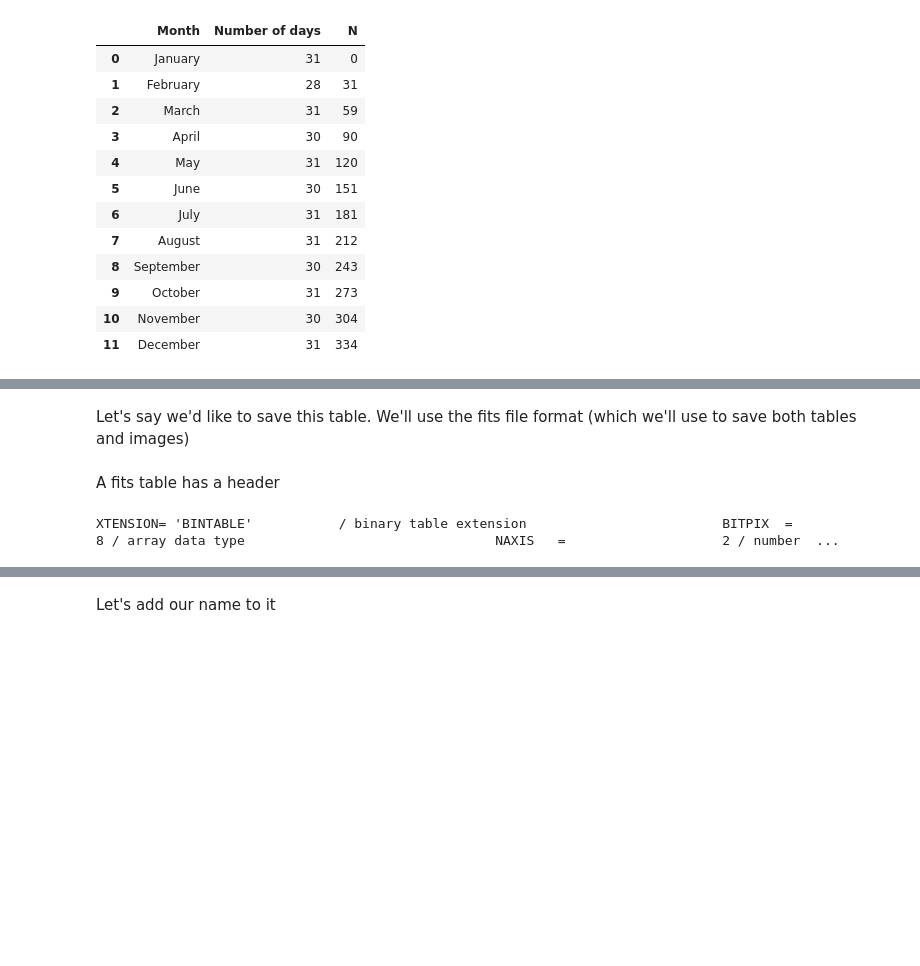
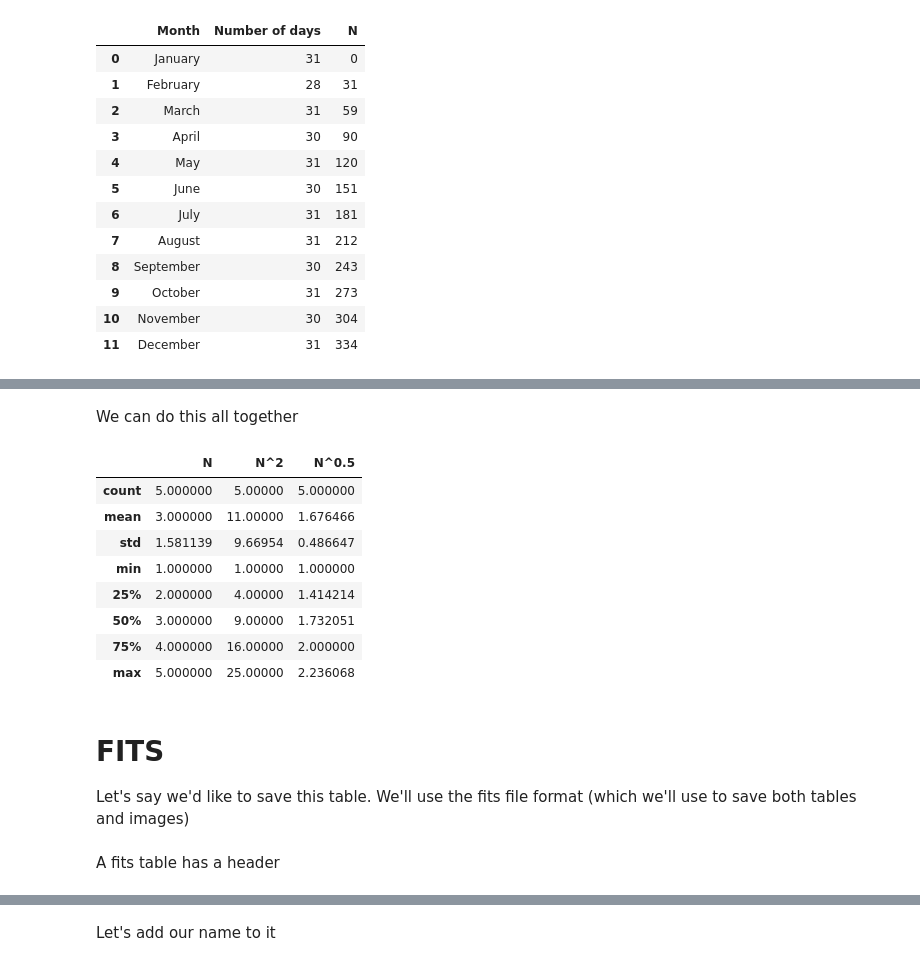
Before and after one commit to KrTis/High-school-Course, a Jupyter notebook: 3 Working with tables.ipynb, the cells around one changed output, grey strips where cells are left out. Drawn from its saved outputs; the diff is of its cells as text; code cells hidden in the pictures; blank space fills up the shorter version.

Commit message:
Tables

```diff
--- a/3 Working with tables.ipynb
+++ b/3 Working with tables.ipynb
@@ -253,0 +152,13 @@ See the caveats in the documentation: http://pandas.pydata.org/pandas-docs/stabl
+# %%
+numbers = pd.DataFrame([[1], [2], [3], [4], [5]],
+                      columns = ['N'])
+numbers['N^2'] = numbers['N']**2
+numbers['N^0.5'] = np.sqrt(numbers['N'])
+print('Mean')
+print(numbers.mean())
+print('Maximum')
+print(numbers.max())
+print('Minimum')
+print(numbers.min())
+print('Median')
+print(numbers.median())
@@ -254,4 +186,19 @@ See the caveats in the documentation: http://pandas.pydata.org/pandas-docs/stabl
+# %% [markdown]
+We can do this all together
+# %%
+numbers.describe()
+# %% [output]
+|  | N | N^2 | N^0.5 |
+| count | 5.000000 | 5.00000 | 5.000000 |
+| mean | 3.000000 | 11.00000 | 1.676466 |
+| std | 1.581139 | 9.66954 | 0.486647 |
+| min | 1.000000 | 1.00000 | 1.000000 |
+| 25% | 2.000000 | 4.00000 | 1.414214 |
+| 50% | 3.000000 | 9.00000 | 1.732051 |
+| 75% | 4.000000 | 16.00000 | 2.000000 |
+| max | 5.000000 | 25.00000 | 2.236068 |
 # %% [markdown]
+# FITS
 Let's say we'd like to save this table. We'll use the fits file format (which we'll use to save both tables and images)
 # %%
 from astropy.io import fits
@@ -263,7 +210,3 @@ coldefs = fits.ColDefs([c1, c2, c3])
 table = fits.BinTableHDU.from_columns(coldefs)
 # %% [markdown]
 A fits table has a header
-# %%
-print(table.header)
-# %% [output]
-XTENSION= 'BINTABLE'           / binary table extension                         BITPIX  =                    8 / array data type                                NAXIS   =                    2 / number  ...
```
Also changed, not shown: parts of 40 cells of this notebook, 1 other file.
